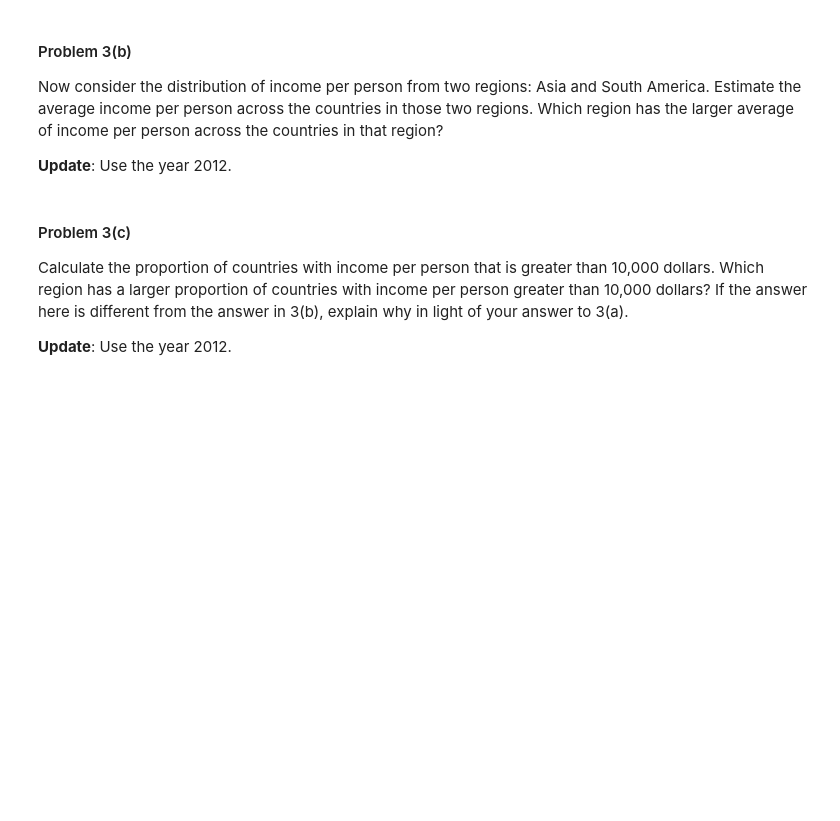
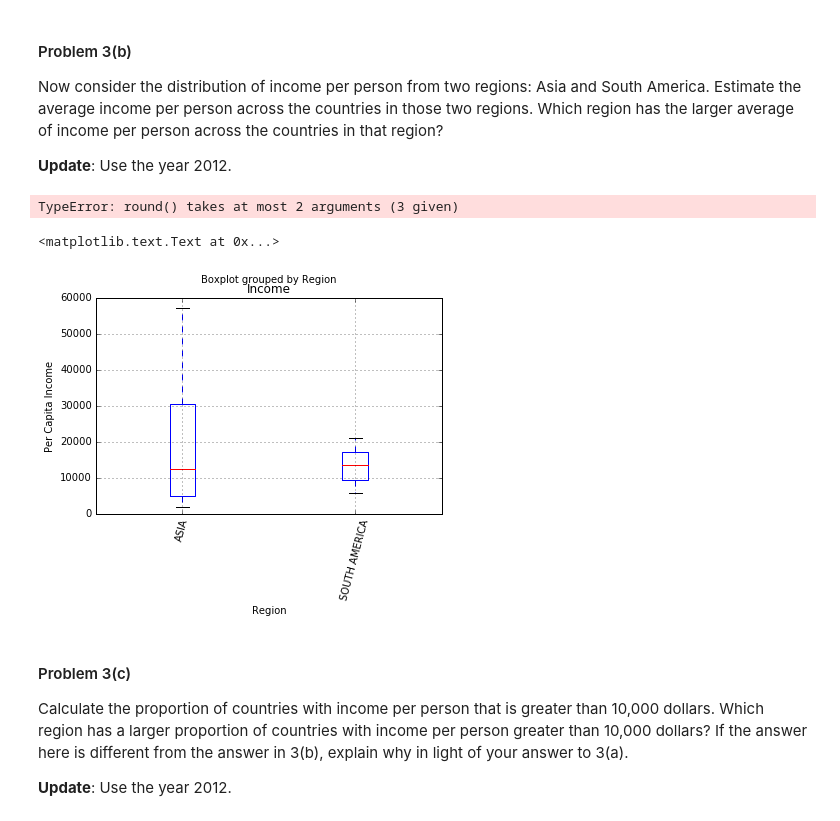
Before and after one commit to FloatFlow/CS109HW, a Jupyter notebook: HW1.ipynb, the cells around one changed output. Drawn from its saved outputs; the diff is of its cells as text; code cells hidden in the pictures; blank space fills up the shorter version.

```diff
--- a/HW1.ipynb
+++ b/HW1.ipynb
@@ -380,3 +378,20 @@ Now consider the distribution of income per person from two regions: Asia and So
+# %%
+merged = mergeByYear(2012).groupby('Region', as_index=False).mean()
+merged = merged.loc[(merged.Region == "ASIA") | (merged.Region == "SOUTH AMERICA")]
+merged.Income = np.round(merged['Income'], 2)
+merged.head()
+# %% [output]
+TypeError: round() takes at most 2 arguments (3 given)
+# %%
+merge2012 = mergeByYear(2012)
+
+df = merge2012.loc[(merge2012.Region == "ASIA") | (merge2012.Region == "SOUTH AMERICA")]
+df.boxplot("Income", by='Region', rot=75)
+plt.ylim(0, 60000)
+plt.ylabel("Per Capita Income")
+# %% [output]
+<matplotlib.text.Text at 0x...>
+[figure, added]
 # %% [markdown]
 #### Problem 3(c)
 
```
Also changed, not shown: parts of 13 cells of this notebook.
